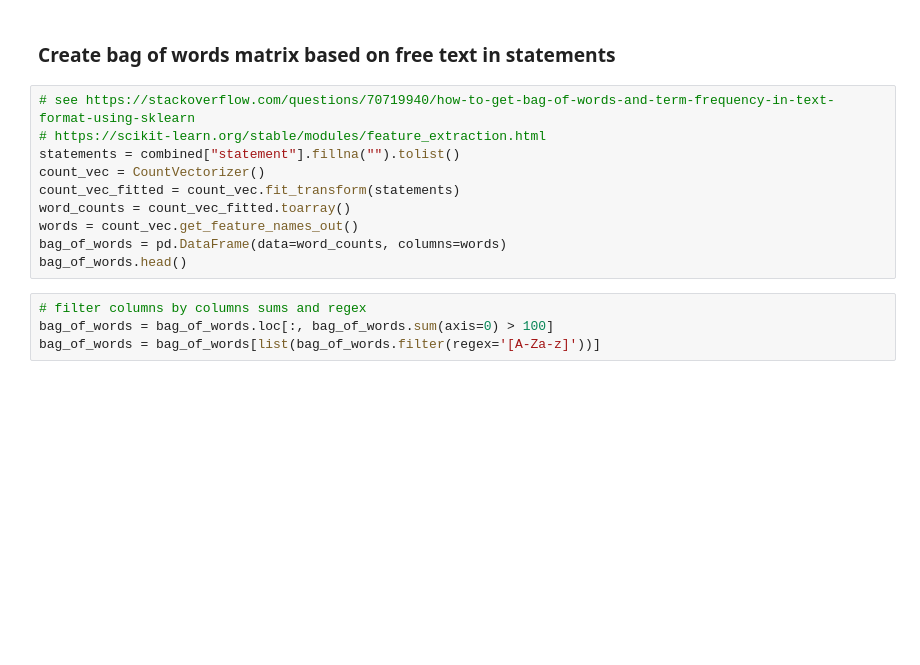
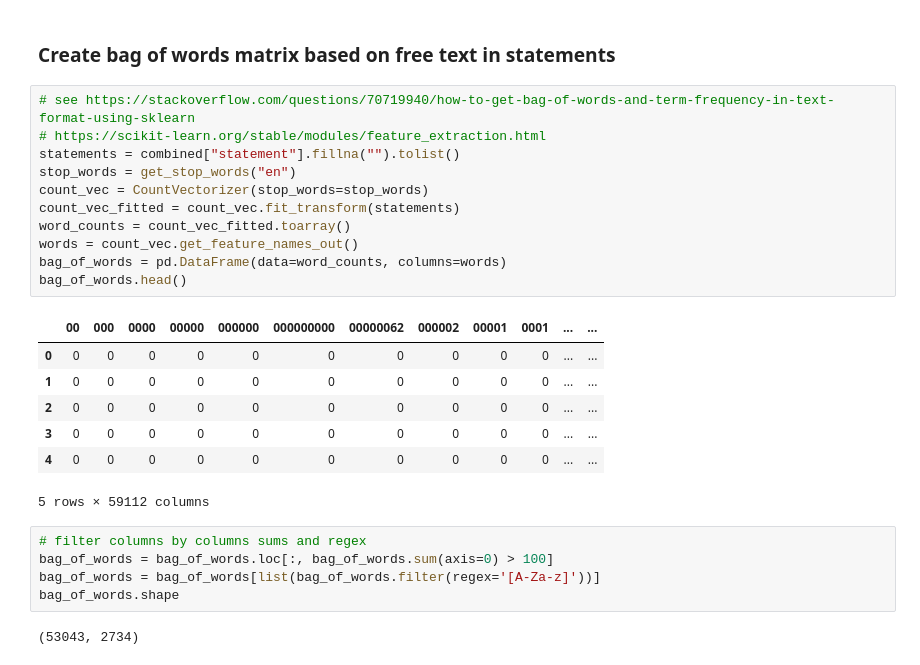
Before and after one commit to Mike812/kaggle, a Jupyter notebook: mental_health/MentalHealth.ipynb, the cells around one changed output. Cells and saved outputs as stored; diff of their text form; blank space fills up the shorter version.

```diff
--- a/mental_health/MentalHealth.ipynb
+++ b/mental_health/MentalHealth.ipynb
@@ -31,15 +75,27 @@ sns.barplot(data=combined['status'])
 # %%
 # see https://stackoverflow.com/questions/70719940/how-to-get-bag-of-words-and-term-frequency-in-text-format-using-sklearn
 # https://scikit-learn.org/stable/modules/feature_extraction.html
 statements = combined["statement"].fillna("").tolist()
-count_vec = CountVectorizer()
+stop_words = get_stop_words("en")
+count_vec = CountVectorizer(stop_words=stop_words)
 count_vec_fitted = count_vec.fit_transform(statements)
 word_counts = count_vec_fitted.toarray()
 words = count_vec.get_feature_names_out()
 bag_of_words = pd.DataFrame(data=word_counts, columns=words)
 bag_of_words.head()
+# %% [output]
+|  | 00 | 000 | 0000 | 00000 | 000000 | 000000000 | 00000062 | 000002 | 00001 | 0001 | ... | ... |
+| 0 | 0 | 0 | 0 | 0 | 0 | 0 | 0 | 0 | 0 | 0 | ... | ... |
+| 1 | 0 | 0 | 0 | 0 | 0 | 0 | 0 | 0 | 0 | 0 | ... | ... |
+| 2 | 0 | 0 | 0 | 0 | 0 | 0 | 0 | 0 | 0 | 0 | ... | ... |
+| 3 | 0 | 0 | 0 | 0 | 0 | 0 | 0 | 0 | 0 | 0 | ... | ... |
+| 4 | 0 | 0 | 0 | 0 | 0 | 0 | 0 | 0 | 0 | 0 | ... | ... |
+5 rows × 59112 columns
 # %%
 # filter columns by columns sums and regex
 bag_of_words = bag_of_words.loc[:, bag_of_words.sum(axis=0) > 100]
 bag_of_words = bag_of_words[list(bag_of_words.filter(regex='[A-Za-z]'))]
+bag_of_words.shape
+# %% [output]
+(53043, 2734)
 # %%
```
Also changed, not shown: parts of 14 cells of this notebook, 6 other files.
